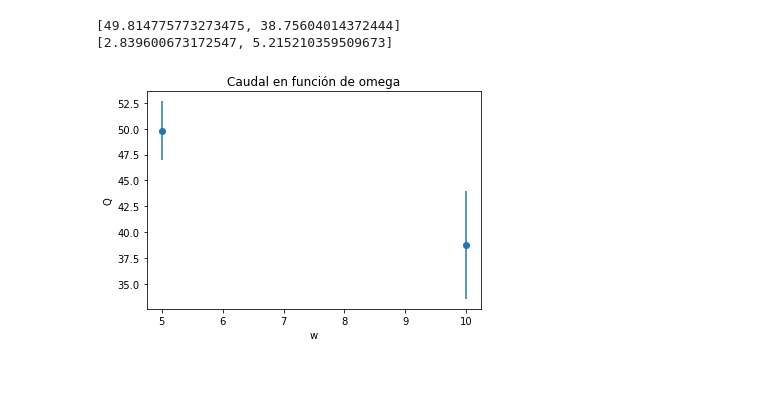
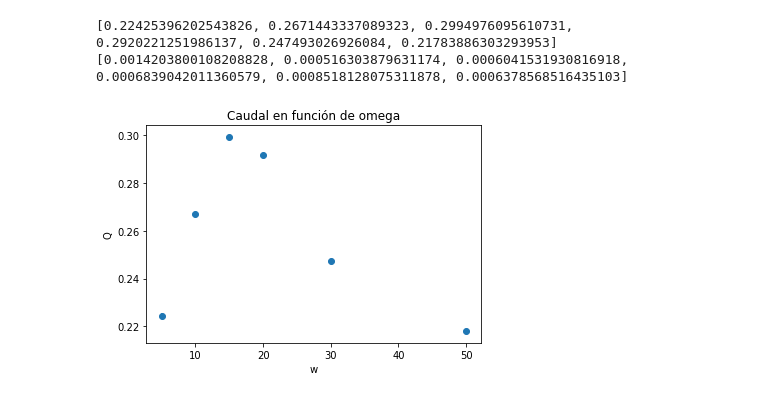
Before and after one commit to mricarte-i/2023Q2G01, a Jupyter notebook: TP5/plotters/plot-notebook.ipynb, the cells around one changed output. Cells and saved outputs as stored; diff of their text form; code cells hidden in the pictures.

```diff
--- a/TP5/plotters/plot-notebook.ipynb
+++ b/TP5/plotters/plot-notebook.ipynb
@@ -36,0 +10,19 @@ plot_exiting_particles_vs_t_for_multiple_ws(timestamps, t_ests, ws, colors, save
+# %%
+#VARIABLES FOR a)
+
+ws = [5, 10, 15, 20, 30, 50]
+colors = ['red', 'blue', 'orange', 'green', 'purple', 'pink']
+exits_paths = [
+  "./simulations/exitingParticles-w_5-D_3.txt",
+  "./simulations/exitingParticles-w_10-D_3.txt",
+  "./simulations/exitingParticles-w_15-D_3.txt",
+  "./simulations/exitingParticles-w_20-D_3.txt",
+  "./simulations/exitingParticles-w_30-D_3.txt",
+  "./simulations/exitingParticles-w_50-D_3.txt"
+]
+t_ests = [30, 30, 30, 30, 30, 30]
+timestamps = []
+
+for i in range(len(exits_paths)):
+  ts = get_timestamps(exits_paths[i])
+  timestamps.append(ts)
@@ -37,11 +36,6 @@ plot_exiting_particles_vs_t_for_multiple_ws(timestamps, t_ests, ws, colors, save
 # %%
-# TEST - TIMESTAMPS TO CAUDAL & stderr
-timestamps = [
-  [0.1, 0.2, 0.3, 0.5, 0.6, 0.7, 0.71, 0.745, 0.77, 0.779, 0.8, 0.81, 0.84],
-  [0.14, 0.23, 0.36, 0.57, 0.61, 0.72, 0.73, 0.735, 0.75, 0.77, 0.8, 0.84, 0.89]
-]
-t_ests = [0.7, 0.7]
-w = [5, 10]
+# TIMESTAMPS TO CAUDAL & stderr
+
 q = []
 q_errors = []
 for i in range(len(timestamps)):
@@ -52,20 +46,12 @@ for i in range(len(timestamps)):
 print(q)
 print(q_errors)
 # %% [output]
-[49.814775773273475, 38.75604014372444]
-[2.839600673172547, 5.215210359509673]
+[0.22425396202543826, 0.2671443337089323, 0.2994976095610731, 0.2920221251986137, 0.247493026926084, 0.21783886303293953]
+[0.0014203800108208828, 0.000516303879631174, 0.0006041531930816918, 0.0006839042011360579, 0.0008518128075311878, 0.0006378568516435103]
-# %%
-# PLOT - CAUDAL VS. W
-
-#HARDCODED VALUES FOR TESTING
-#w = [5, 10, 15, 20, 30, 50]
-#q = [20, 18, 16, 17, 19, 22]
-#q_errors = [1.1, 0.8, 0.4, 0.5, 0.7, 1.5]
-#^- TODO: REMOVE THIS BLOCK AND READ ACTUAL FILES
-
-#TODO READ ACTUAL FILES AND CALC CAUDAL
-
-
-plot_q_vs_w(q, q_errors, w, save_to[1])
-# %% [output]
-[figure, removed]
+# %%
+# PLOT - CAUDAL VS. W
+
+
+plot_q_vs_w(q, q_errors, ws, save_to[1])
+# %% [output]
+[figure, added]
```
Also changed, not shown: parts of 4 cells of this notebook, 5 other files.
